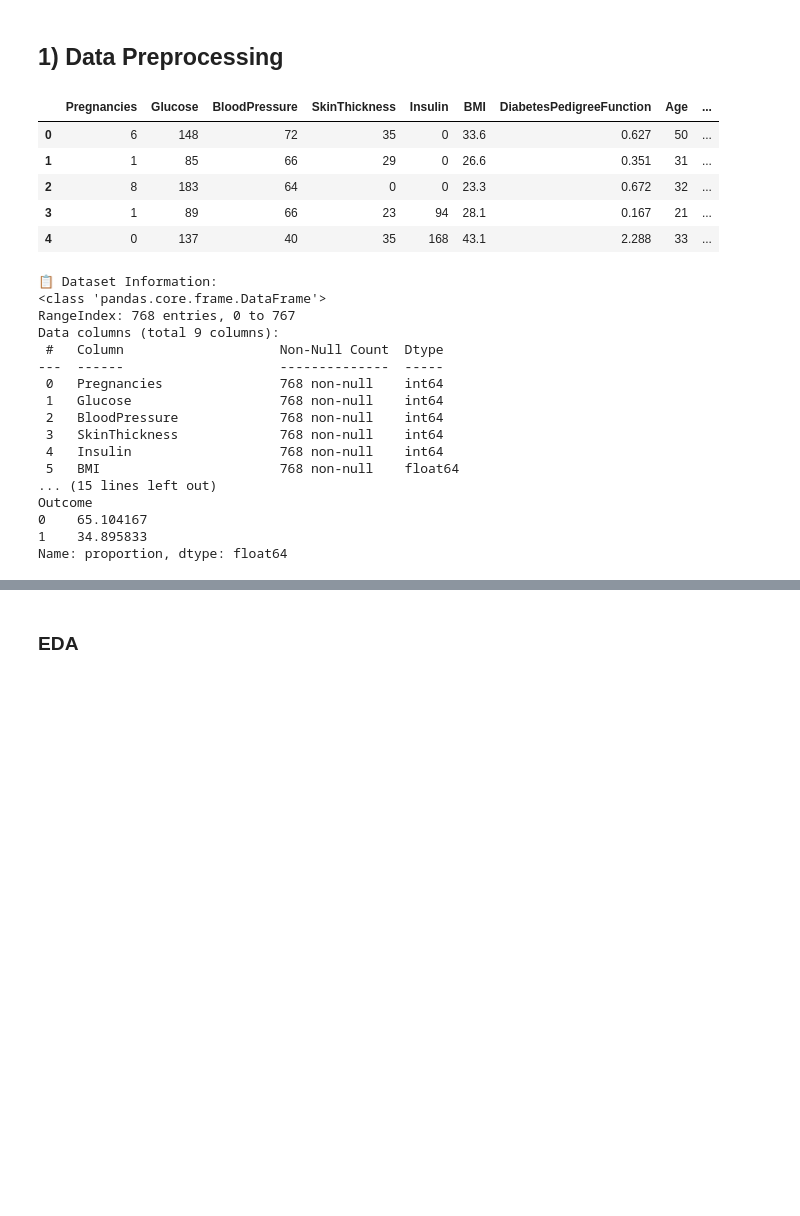
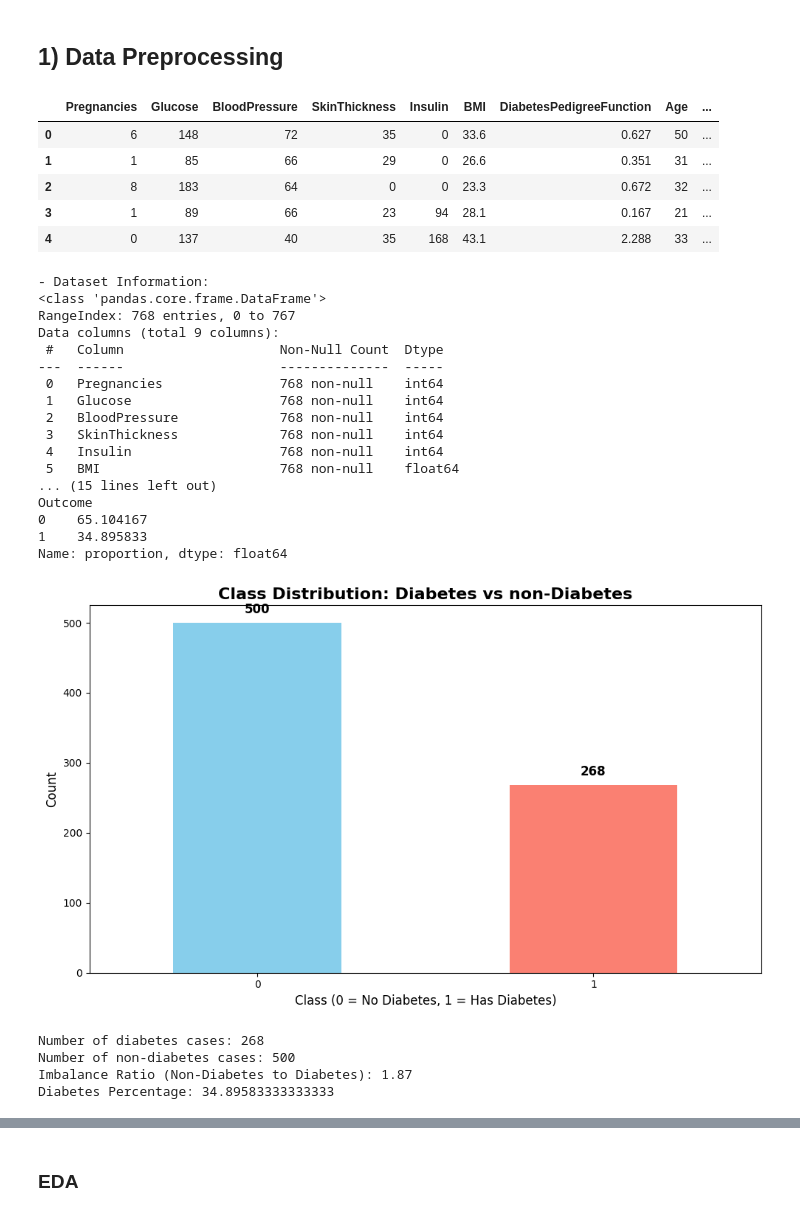
Before and after one commit to Sepehrman/mini-project-2, a Jupyter notebook: notebooks/exploration_and_modelling.ipynb, the cells around one changed output, grey strips where cells are left out. Cells and saved outputs as stored; diff of their text form; code cells hidden in the pictures; blank space fills up the shorter version.

```diff
--- a/notebooks/exploration_and_modelling.ipynb
+++ b/notebooks/exploration_and_modelling.ipynb
@@ -69,7 +69,7 @@ data shape: (768, 9)
 display(df.head())
 
 # Dataset info
-print("\n📋 Dataset Information:")
+print("\n- Dataset Information:")
 print(df.info())
 
 # Checking missing values
@@ -88,34 +88,69 @@ X = df.drop('Outcome', axis=1)
 y = df['Outcome']
 
 
+plt.figure(figsize=(10, 6))
+ax = df['Outcome'].value_counts().plot(kind='bar', color=['skyblue', 'salmon'])
+plt.title('Class Distribution: Diabetes vs non-Diabetes', fontsize=16, fontweight='bold')
+plt.xlabel('Class (0 = No Diabetes, 1 = Has Diabetes)', fontsize=12)
+plt.ylabel('Count', fontsize=12)
+plt.xticks(rotation=0)
+
+# Add count labels on bars
+for i, v in enumerate(class_dist.values):
+    ax.text(i, v + 10, f'{v:,}', ha='center', va='bottom', fontsize=12, fontweight='bold')
+
+plt.tight_layout()
+plt.show()
+
+
+diabetes_count = df['Outcome'].sum()
+non_diabetes_count = len(df) - diabetes_count
+imbalance_ratio = non_diabetes_count / diabetes_count
+
+#  print statement of the bellow 3 printfs to something different
+print(f"Number of diabetes cases: {diabetes_count}")
+print(f"Number of non-diabetes cases: {non_diabetes_count}")
+print(f"Imbalance Ratio (Non-Diabetes to Diabetes): {imbalance_ratio:.2f}")
+print("Diabetes Percentage:", (diabetes_count / len(df)) * 100  )
+
+
+# Stats Summary
+display(df.describe())
+
+
 # Split data into train and test sets (80-20 split)
 X_train, X_test, y_train, y_test = train_test_split(X, y, test_size=0.2, random_state=42, stratify=y)
 
 #  Standardize Features
 scaler = StandardScaler()
 X_train_scaled = scaler.fit_transform(X_train)
 X_test_scaled = scaler.transform(X_test)
 # %% [output]
 |  | Pregnancies | Glucose | BloodPressure | SkinThickness | Insulin | BMI | DiabetesPedigreeFunction | Age | ... |
 | 0 | 6 | 148 | 72 | 35 | 0 | 33.6 | 0.627 | 50 | ... |
 | 1 | 1 | 85 | 66 | 29 | 0 | 26.6 | 0.351 | 31 | ... |
 | 2 | 8 | 183 | 64 | 0 | 0 | 23.3 | 0.672 | 32 | ... |
 | 3 | 1 | 89 | 66 | 23 | 94 | 28.1 | 0.167 | 21 | ... |
 | 4 | 0 | 137 | 40 | 35 | 168 | 43.1 | 2.288 | 33 | ... |
-📋 Dataset Information:
+- Dataset Information:
 <class 'pandas.core.frame.DataFrame'>
 RangeIndex: 768 entries, 0 to 767
 Data columns (total 9 columns):
  #   Column                    Non-Null Count  Dtype
 ---  ------                    --------------  -----
  0   Pregnancies               768 non-null    int64
  1   Glucose                   768 non-null    int64
  2   BloodPressure             768 non-null    int64
  3   SkinThickness             768 non-null    int64
  4   Insulin                   768 non-null    int64
  5   BMI                       768 non-null    float64
 ... (15 lines left out)
 Outcome
 0    65.104167
 1    34.895833
 Name: proportion, dtype: float64
+[figure, added]
+Number of diabetes cases: 268
+Number of non-diabetes cases: 500
+Imbalance Ratio (Non-Diabetes to Diabetes): 1.87
+Diabetes Percentage: 34.89583333333333
```
Also changed, not shown: parts of 4 cells of this notebook.
